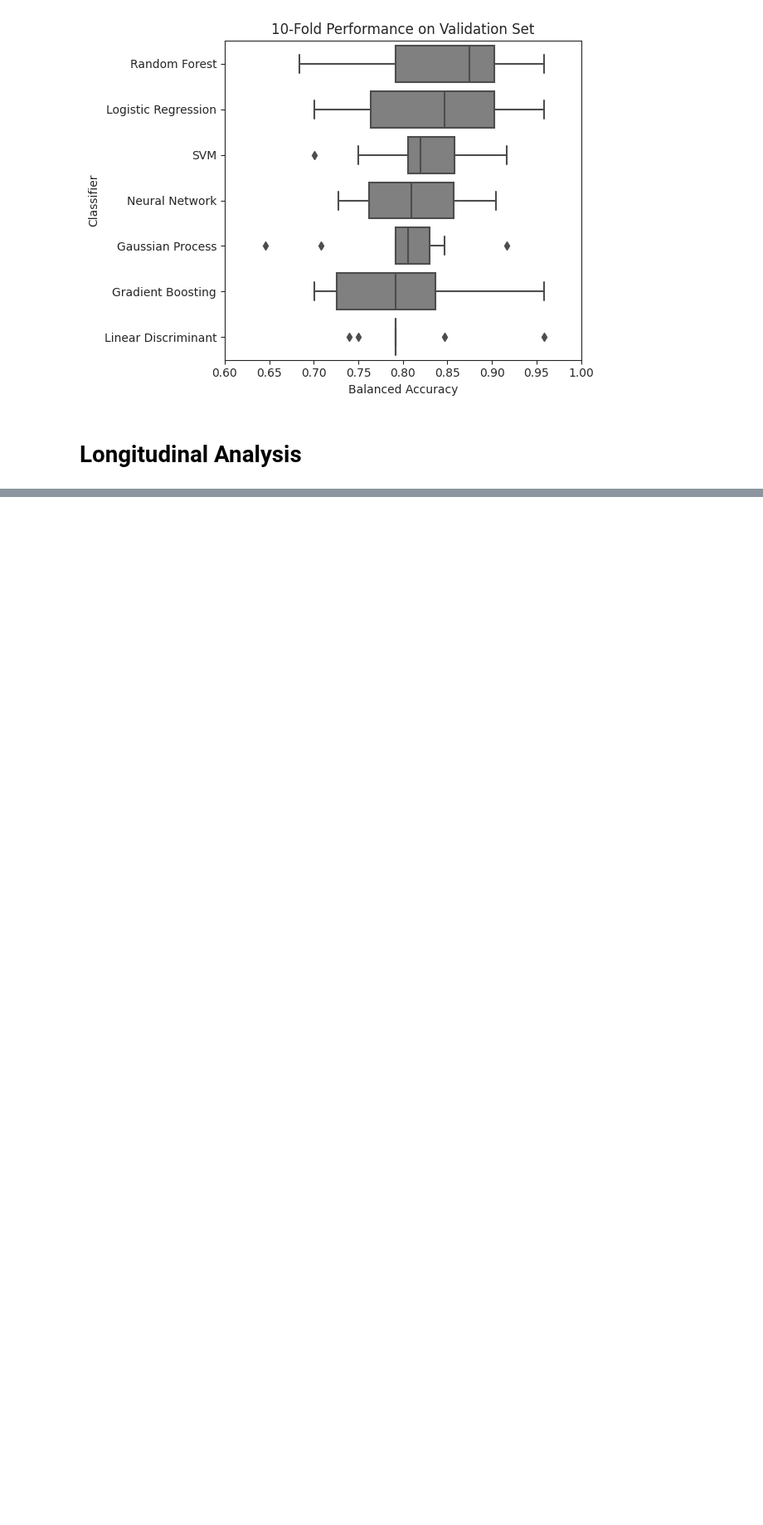
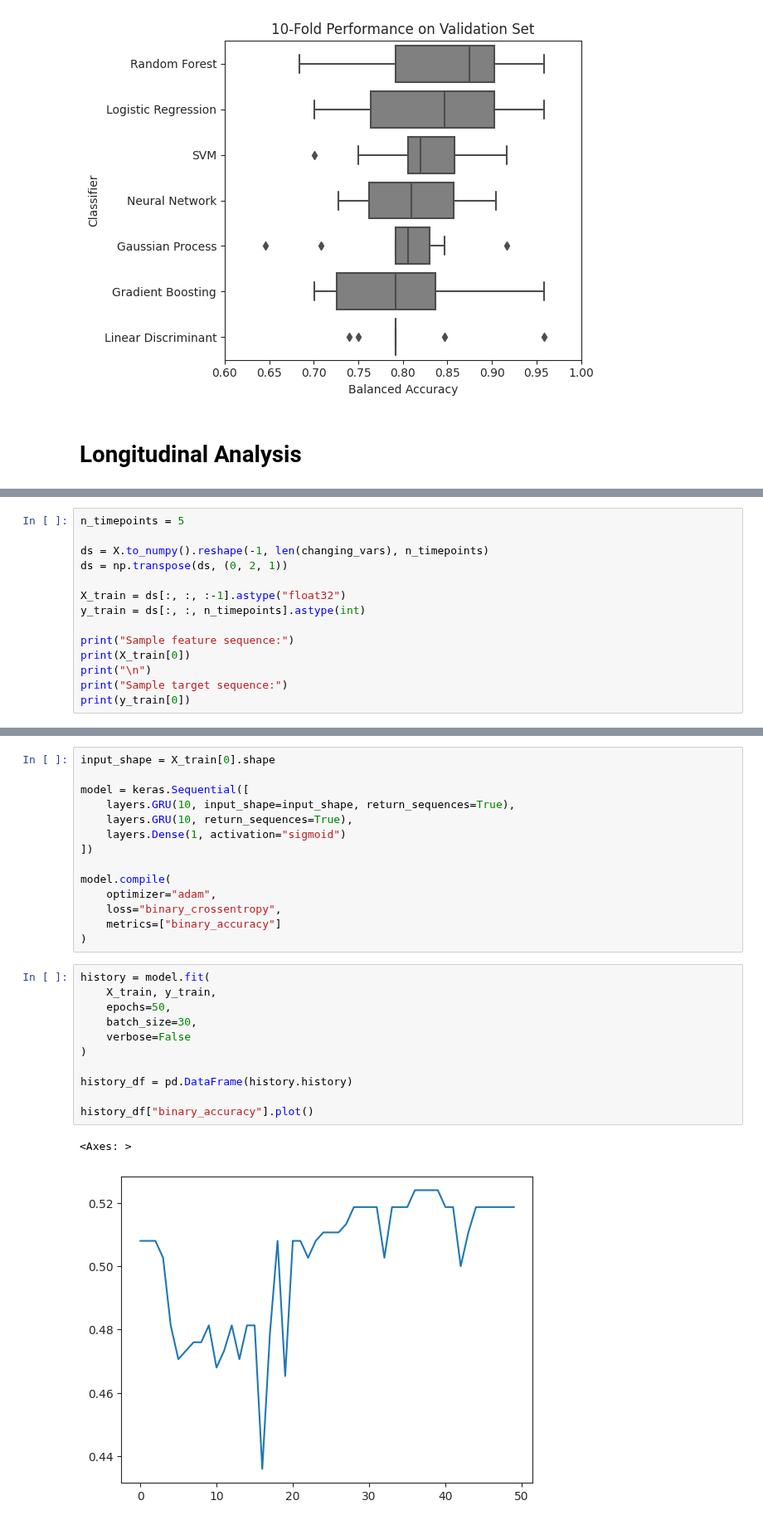
Before and after one commit to RiboRings/AlzheimerPrediction, a Jupyter notebook: learning-about-ad.ipynb, the cells around one changed output, grey strips where cells are left out. Shown at 83% size. Saved outputs shown, nothing was run; the diff lists cells and outputs as text; blank space fills up the shorter version.

Commit message:
Initialised RNN model

```diff
--- a/learning-about-ad.ipynb
+++ b/learning-about-ad.ipynb
@@ -670,0 +702,14 @@ plt.tight_layout()
+# %%
+n_timepoints = 5
+
+ds = X.to_numpy().reshape(-1, len(changing_vars), n_timepoints)
+ds = np.transpose(ds, (0, 2, 1))
+
+X_train = ds[:, :, :-1].astype("float32")
+y_train = ds[:, :, n_timepoints].astype(int)
+
+print("Sample feature sequence:")
+print(X_train[0])
+print("\n")
+print("Sample target sequence:")
+print(y_train[0])
@@ -671,3 +753,31 @@ plt.tight_layout()
+# %%
+input_shape = X_train[0].shape
+
+model = keras.Sequential([
+    layers.GRU(10, input_shape=input_shape, return_sequences=True),
+    layers.GRU(10, return_sequences=True),
+    layers.Dense(1, activation="sigmoid")
+])
+
+model.compile(
+    optimizer="adam",
+    loss="binary_crossentropy",
+    metrics=["binary_accuracy"]
+)
+# %%
+history = model.fit(
+    X_train, y_train,
+    epochs=50,
+    batch_size=30,
+    verbose=False
+)
+
+history_df = pd.DataFrame(history.history)
+
+history_df["binary_accuracy"].plot()
+# %% [output]
+<Axes: >
+[figure, added]
 # %%
 '''sub_df = df_long.pivot(
     index="Subject ID",
```
Also changed, not shown: parts of 13 cells of this notebook.
